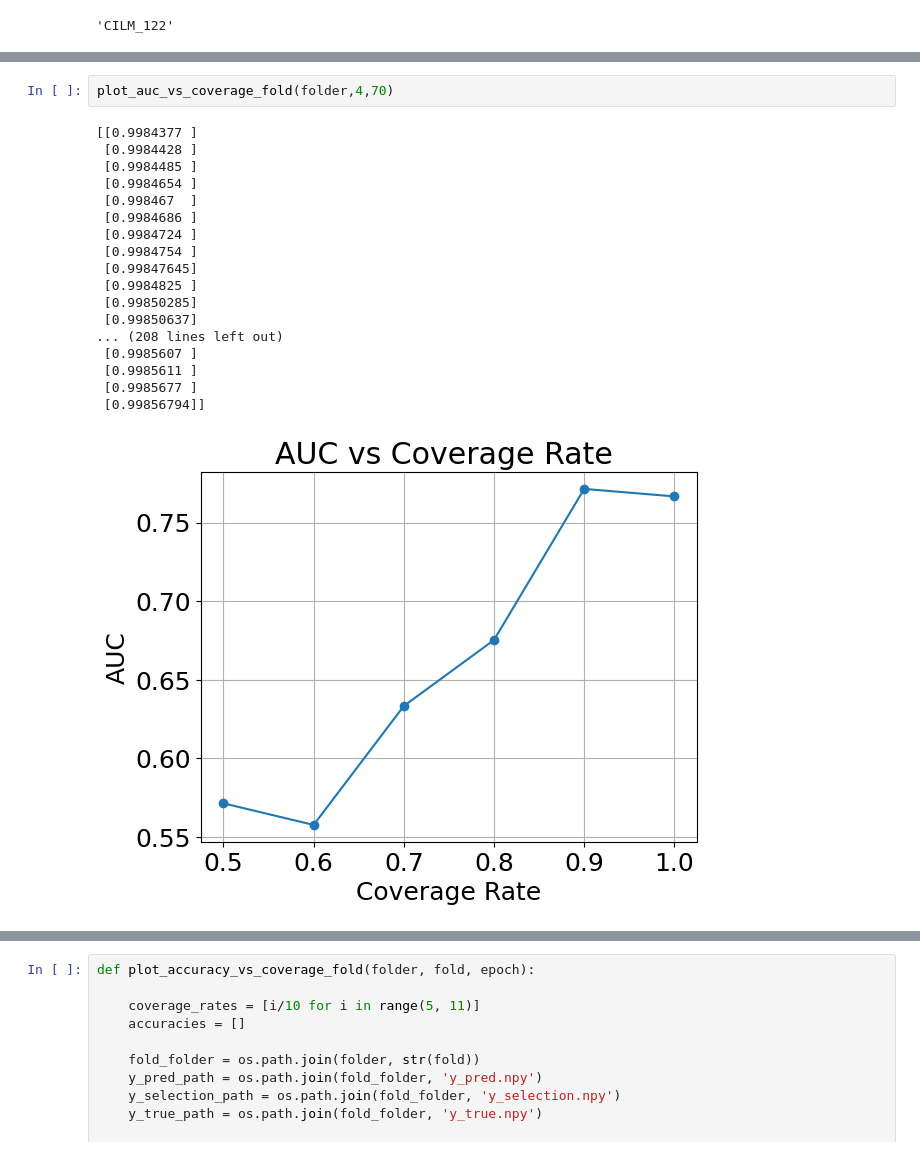
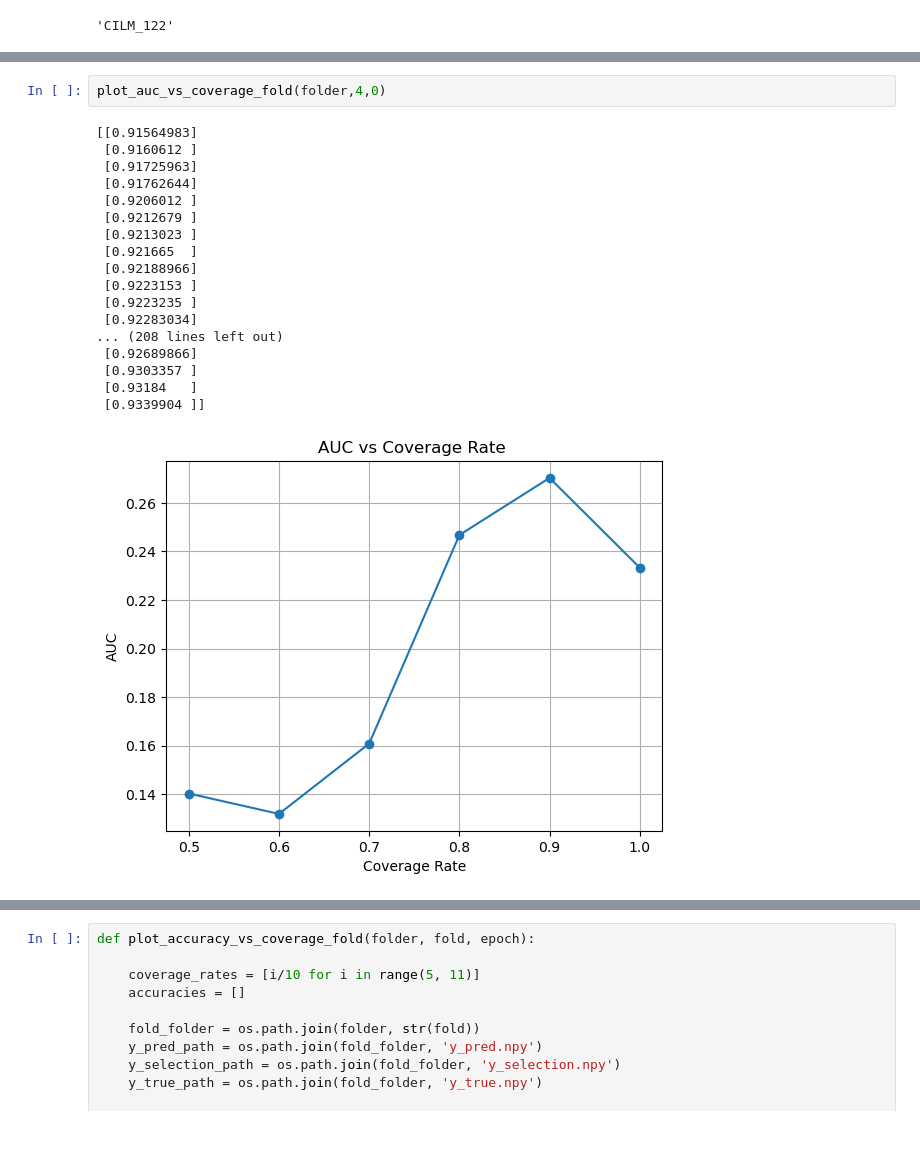
Before and after one commit to BaconDavid/CRLM_Internship_Project, a Jupyter notebook: Final_analysis.ipynb, the cells around one changed output, grey strips where cells are left out. Saved outputs shown, nothing was run; the diff lists cells and outputs as text.

```diff
--- a/Final_analysis.ipynb
+++ b/Final_analysis.ipynb
@@ -1037,21 +1040,21 @@ plot_confidence_loss(folder,300)
 # %%
-plot_auc_vs_coverage_fold(folder,4,70)
+plot_auc_vs_coverage_fold(folder,4,0)
 # %% [output]
-[[0.9984377 ]
- [0.9984428 ]
- [0.9984485 ]
- [0.9984654 ]
- [0.998467  ]
- [0.9984686 ]
- [0.9984724 ]
- [0.9984754 ]
- [0.99847645]
- [0.9984825 ]
- [0.99850285]
- [0.99850637]
+[[0.91564983]
+ [0.9160612 ]
+ [0.91725963]
+ [0.91762644]
+ [0.9206012 ]
+ [0.9212679 ]
+ [0.9213023 ]
+ [0.921665  ]
+ [0.92188966]
+ [0.9223153 ]
+ [0.9223235 ]
+ [0.92283034]
 ... (208 lines left out)
- [0.9985607 ]
- [0.9985611 ]
- [0.9985677 ]
- [0.99856794]]
+ [0.92689866]
+ [0.9303357 ]
+ [0.93184   ]
+ [0.9339904 ]]
-[figure, old version]
+[figure, new version]
```
Also changed, not shown: parts of 6 cells of this notebook, 22 other files.
